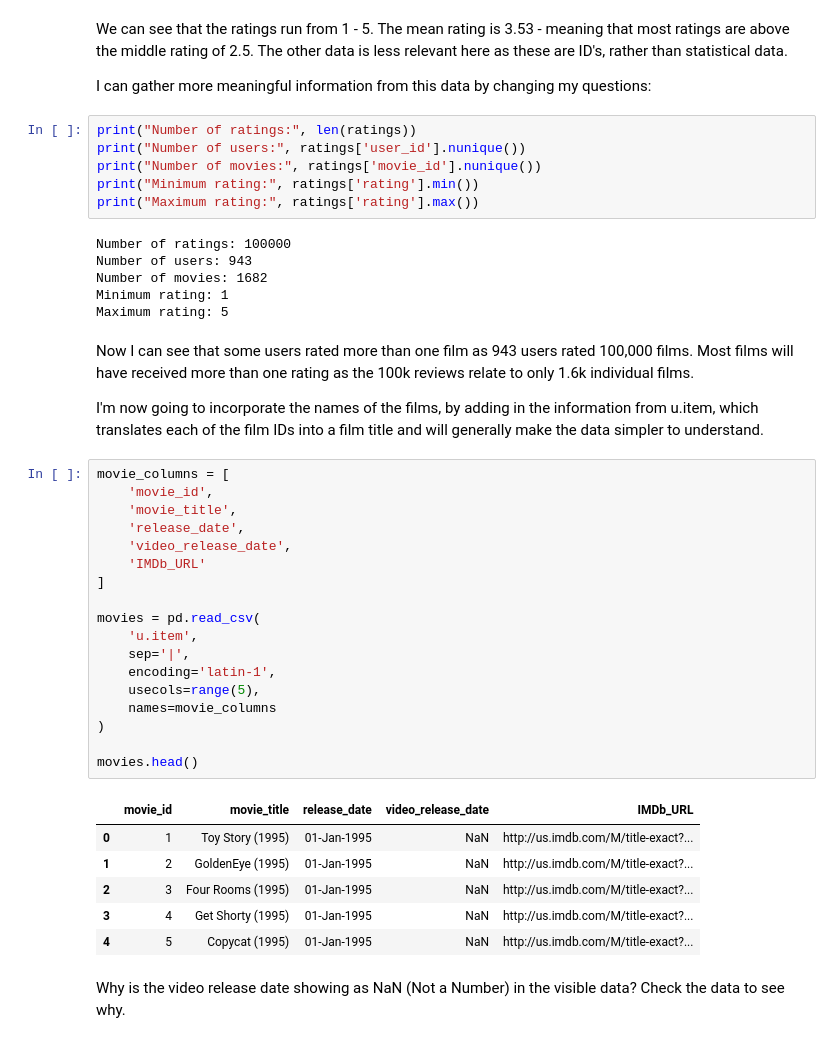
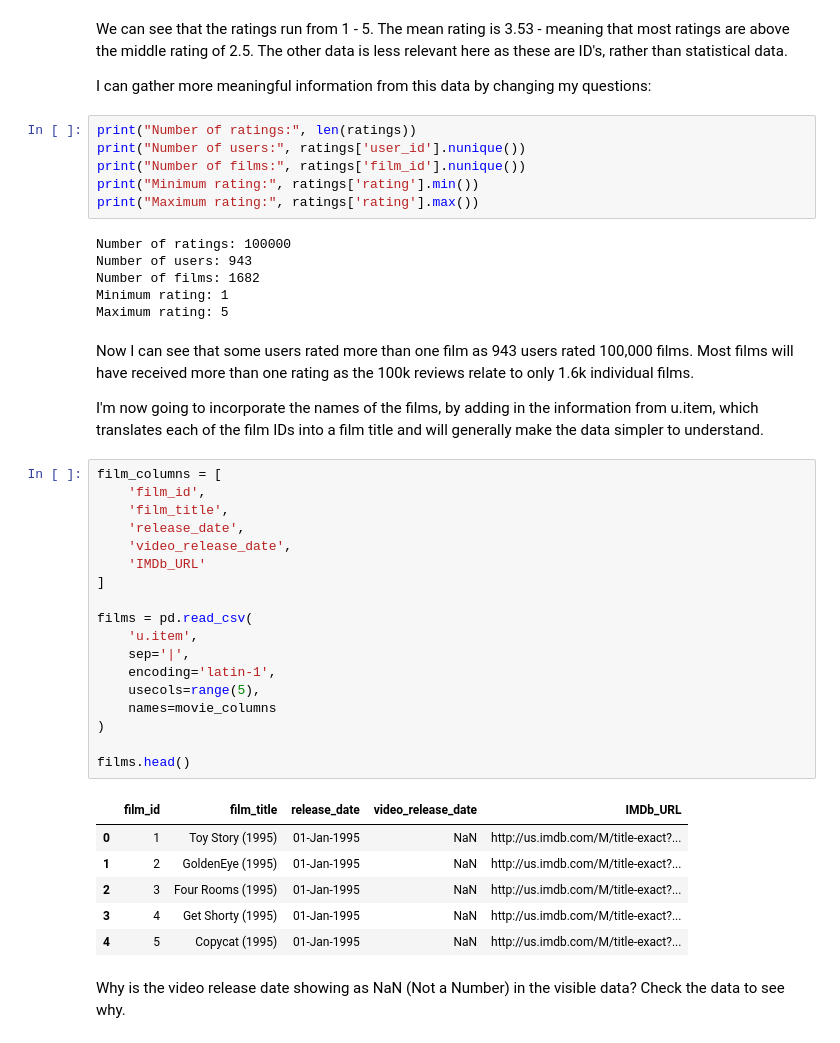
Before and after one commit to Sosswood/Machine-Learning, a Jupyter notebook: Individual_Project_1.ipynb, the cells around one changed output. Drawn from its saved outputs; the diff is of its cells as text.

```diff
--- a/Individual_Project_1.ipynb
+++ b/Individual_Project_1.ipynb
@@ -70,13 +74,13 @@ I can gather more meaningful information from this data by changing my questions
 # %%
 print("Number of ratings:", len(ratings))
 print("Number of users:", ratings['user_id'].nunique())
-print("Number of movies:", ratings['movie_id'].nunique())
+print("Number of films:", ratings['film_id'].nunique())
 print("Minimum rating:", ratings['rating'].min())
 print("Maximum rating:", ratings['rating'].max())
 # %% [output]
 Number of ratings: 100000
 Number of users: 943
-Number of movies: 1682
+Number of films: 1682
 Minimum rating: 1
 Maximum rating: 5
 # %% [markdown]
@@ -84,25 +88,25 @@ Now I can see that some users rated more than one film as 943 users rated 100,00
 
 I'm now going to incorporate the names of the films, by adding in the information from u.item, which translates each of the film IDs into a film title and will generally make the data simpler to understand.
 # %%
-movie_columns = [
-    'movie_id',
-    'movie_title',
+film_columns = [
+    'film_id',
+    'film_title',
     'release_date',
     'video_release_date',
     'IMDb_URL'
 ]
 
-movies = pd.read_csv(
+films = pd.read_csv(
     'u.item',
     sep='|',
     encoding='latin-1',
     usecols=range(5),
     names=movie_columns
 )
 
-movies.head()
+films.head()
 # %% [output]
-|  | movie_id | movie_title | release_date | video_release_date | IMDb_URL |
+|  | film_id | film_title | release_date | video_release_date | IMDb_URL |
 | 0 | 1 | Toy Story (1995) | 01-Jan-1995 | NaN | http://us.imdb.com/M/title-exact?... |
 | 1 | 2 | GoldenEye (1995) | 01-Jan-1995 | NaN | http://us.imdb.com/M/title-exact?... |
 | 2 | 3 | Four Rooms (1995) | 01-Jan-1995 | NaN | http://us.imdb.com/M/title-exact?... |
```
Also changed, not shown: parts of 40 cells of this notebook.
